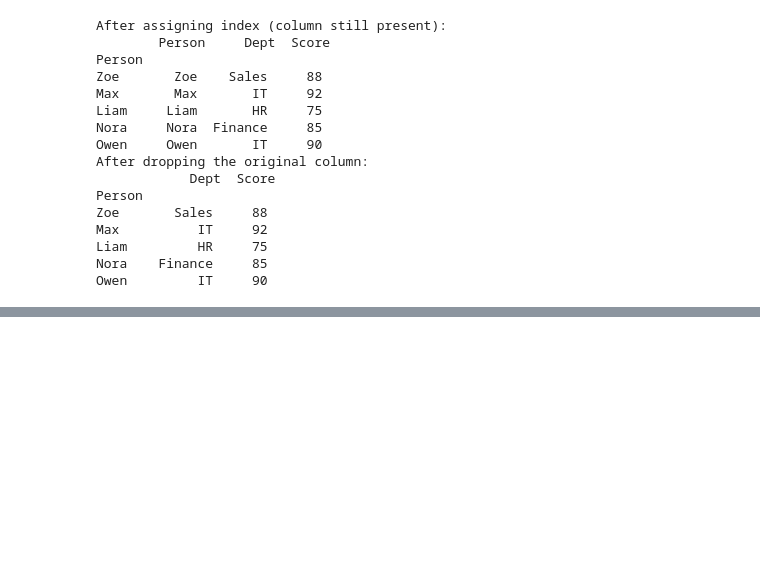
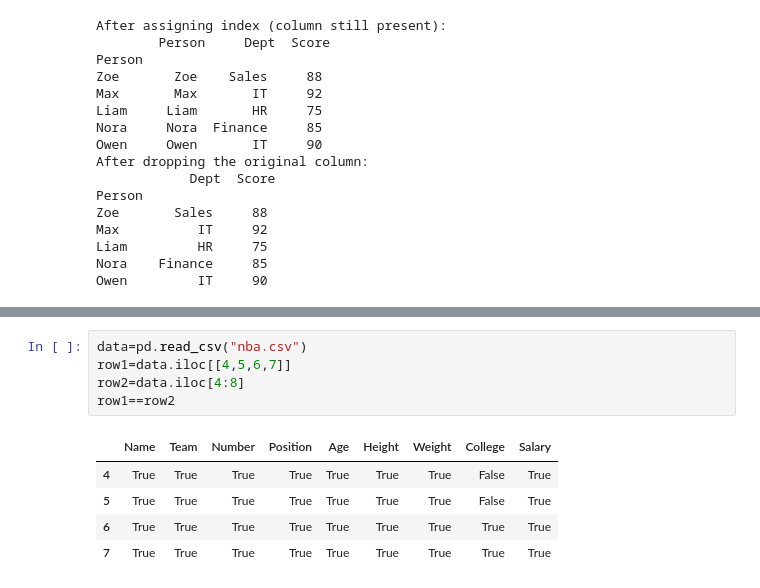
Before and after one commit to harshithvinesh/machine_learning, a Jupyter notebook: pandas.ipynb, the cells around one changed output, grey strips where cells are left out. Drawn from its saved outputs; the diff is of its cells as text; blank space fills up the shorter version.

```diff
--- a/pandas.ipynb
+++ b/pandas.ipynb
@@ -1142,0 +1235,11 @@ Owen         IT     90
+# %%
+data=pd.read_csv("nba.csv")
+row1=data.iloc[[4,5,6,7]]
+row2=data.iloc[4:8]
+row1==row2
+# %% [output]
+|  | Name | Team | Number | Position | Age | Height | Weight | College | Salary |
+| 4 | True | True | True | True | True | True | True | False | True |
+| 5 | True | True | True | True | True | True | True | False | True |
+| 6 | True | True | True | True | True | True | True | True | True |
+| 7 | True | True | True | True | True | True | True | True | True |
```
Also changed, not shown: parts of 14 cells of this notebook, 1 other file.
